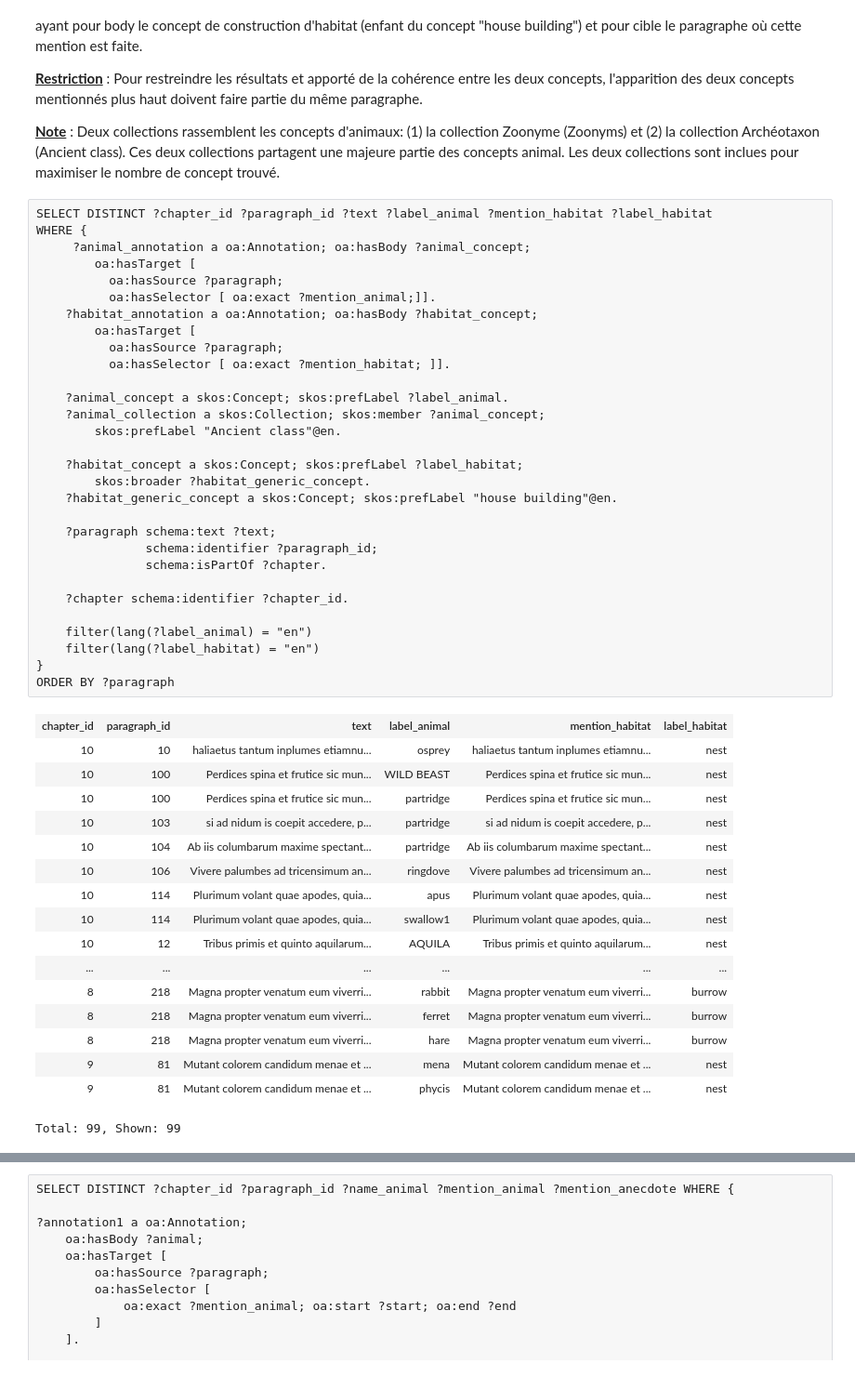
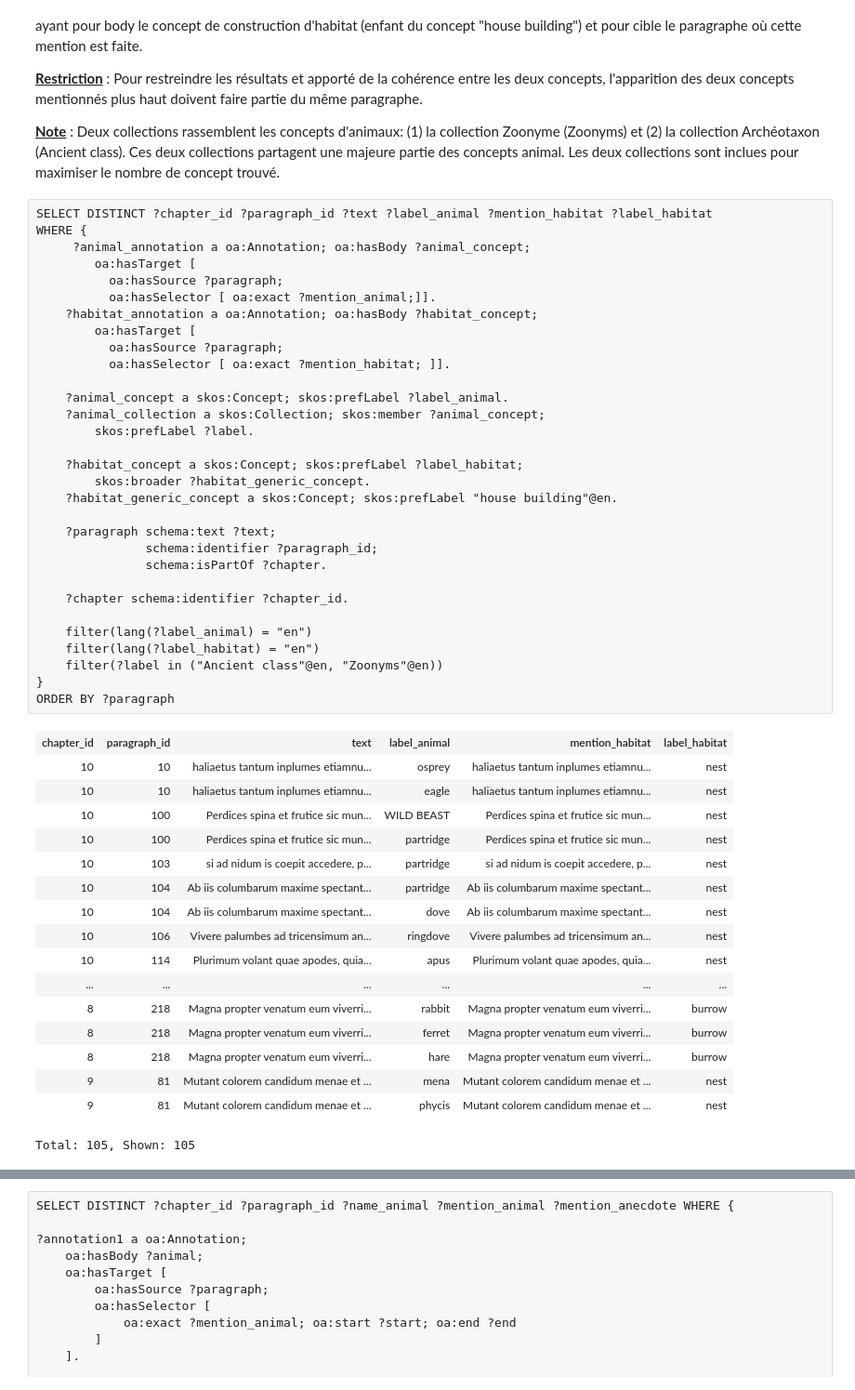
Before and after one commit to Sensaku/CEPAM-CNRS-Zoomathia, a Jupyter notebook: Projet_Zoomathia/QC/Pline-KG_Queries.ipynb, the cells around one changed output, grey strips where cells are left out. Shown at 93% size. Cells and saved outputs as stored; diff of their text form.

```diff
--- a/Projet_Zoomathia/QC/Pline-KG_Queries.ipynb
+++ b/Projet_Zoomathia/QC/Pline-KG_Queries.ipynb
@@ -42,46 +65,47 @@ SELECT DISTINCT ?chapter_id ?paragraph_id ?text ?label_animal ?mention_habitat ?
 WHERE {
      ?animal_annotation a oa:Annotation; oa:hasBody ?animal_concept;
         oa:hasTarget [
           oa:hasSource ?paragraph;
           oa:hasSelector [ oa:exact ?mention_animal;]].
     ?habitat_annotation a oa:Annotation; oa:hasBody ?habitat_concept;
         oa:hasTarget [
           oa:hasSource ?paragraph;
           oa:hasSelector [ oa:exact ?mention_habitat; ]].
 
     ?animal_concept a skos:Concept; skos:prefLabel ?label_animal.
     ?animal_collection a skos:Collection; skos:member ?animal_concept;
-        skos:prefLabel "Ancient class"@en.
+        skos:prefLabel ?label.
 
     ?habitat_concept a skos:Concept; skos:prefLabel ?label_habitat;
         skos:broader ?habitat_generic_concept.
     ?habitat_generic_concept a skos:Concept; skos:prefLabel "house building"@en.
 
     ?paragraph schema:text ?text;
                schema:identifier ?paragraph_id;
                schema:isPartOf ?chapter.
 
     ?chapter schema:identifier ?chapter_id.
 
     filter(lang(?label_animal) = "en")
     filter(lang(?label_habitat) = "en")
+    filter(?label in ("Ancient class"@en, "Zoonyms"@en))
 }
 ORDER BY ?paragraph
 # %% [output]
 | chapter_id | paragraph_id | text | label_animal | mention_habitat | label_habitat |
 | 10 | 10 | haliaetus tantum inplumes etiamnu... | osprey | haliaetus tantum inplumes etiamnu... | nest |
+| 10 | 10 | haliaetus tantum inplumes etiamnu... | eagle | haliaetus tantum inplumes etiamnu... | nest |
 | 10 | 100 | Perdices spina et frutice sic mun... | WILD BEAST | Perdices spina et frutice sic mun... | nest |
 | 10 | 100 | Perdices spina et frutice sic mun... | partridge | Perdices spina et frutice sic mun... | nest |
 | 10 | 103 | si ad nidum is coepit accedere, p... | partridge | si ad nidum is coepit accedere, p... | nest |
 | 10 | 104 | Ab iis columbarum maxime spectant... | partridge | Ab iis columbarum maxime spectant... | nest |
+| 10 | 104 | Ab iis columbarum maxime spectant... | dove | Ab iis columbarum maxime spectant... | nest |
 | 10 | 106 | Vivere palumbes ad tricensimum an... | ringdove | Vivere palumbes ad tricensimum an... | nest |
 | 10 | 114 | Plurimum volant quae apodes, quia... | apus | Plurimum volant quae apodes, quia... | nest |
-| 10 | 114 | Plurimum volant quae apodes, quia... | swallow1 | Plurimum volant quae apodes, quia... | nest |
-| 10 | 12 | Tribus primis et quinto aquilarum... | AQUILA | Tribus primis et quinto aquilarum... | nest |
 | ... | ... | ... | ... | ... | ... |
 | 8 | 218 | Magna propter venatum eum viverri... | rabbit | Magna propter venatum eum viverri... | burrow |
 | 8 | 218 | Magna propter venatum eum viverri... | ferret | Magna propter venatum eum viverri... | burrow |
 | 8 | 218 | Magna propter venatum eum viverri... | hare | Magna propter venatum eum viverri... | burrow |
 | 9 | 81 | Mutant colorem candidum menae et ... | mena | Mutant colorem candidum menae et ... | nest |
 | 9 | 81 | Mutant colorem candidum menae et ... | phycis | Mutant colorem candidum menae et ... | nest |
-Total: 99, Shown: 99
+Total: 105, Shown: 105
```
Also changed, not shown: parts of 19 cells of this notebook.
